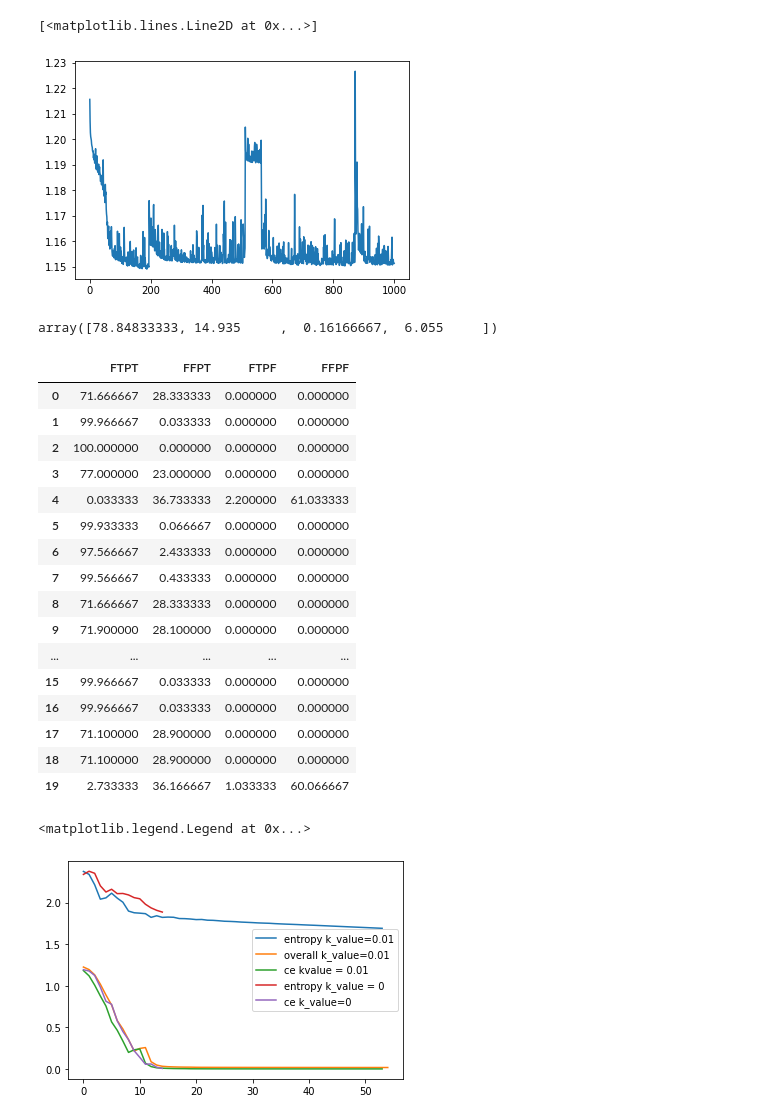
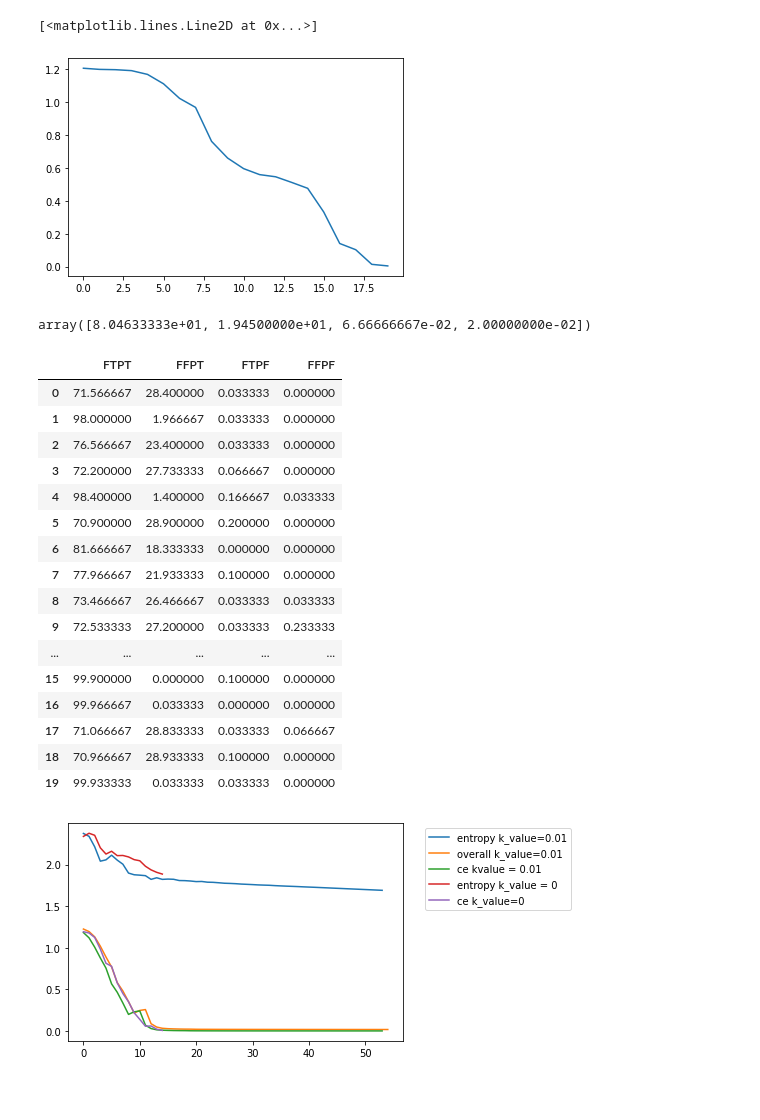
Before and after one commit to lnpandey/IITM_Research_Interpretability_of_Attention_Networks, a Jupyter notebook: 11_complexity_effects_on_interpretability/averaging_effects/distribution_2/lr_01/entropy_loss_layer_averaging/type_4_Second_Layer_entropy_loss.ipynb, the cells around one changed output. Drawn from its saved outputs; the diff is of its cells as text; code cells hidden in the pictures; blank space fills up the shorter version.

```diff
--- a/11_complexity_effects_on_interpretability/averaging_effects/distribution_2/lr_01/entropy_loss_layer_averaging/type_4_Second_Layer_entropy_loss.ipynb
+++ b/11_complexity_effects_on_interpretability/averaging_effects/distribution_2/lr_01/entropy_loss_layer_averaging/type_4_Second_Layer_entropy_loss.ipynb
@@ -173,7 +173,7 @@ def analyse_data(alphas,lbls,predicted,f_idx):
 # %%
 number_runs = 20
 FTPT_analysis = pd.DataFrame(columns = ["FTPT","FFPT", "FTPF","FFPF"])
-k = 0.01
+k = 0
 r_loss = []
 r_closs = []
 r_centropy = []
@@ -199,7 +199,7 @@ for n in range(number_runs):
   loss_curi = []
   cc_loss_curi = []
   cc_entropy_curi = []
-  epochs = 1000
+  epochs = 2500
 
 
   # calculate zeroth epoch loss and FTPT values
@@ -242,7 +242,7 @@ for n in range(number_runs):
     loss_curi.append(running_loss)   #loss per epoch
     cc_loss_curi.append(ccloss)
     cc_entropy_curi.append(ccentropy)
-    if running_loss<=0.017:
+    if running_loss<=0.01:
       break
   print('Finished Training run ' +str(n))
   analysis_data = np.array(analysis_data)
@@ -296,33 +296,33 @@ Accuracy of the network on the 3000 train images: 38 %
 plt.plot(loss_curi)
 # %% [output]
 [<matplotlib.lines.Line2D at 0x...>]
-[figure, old version]
+[figure, new version]
 # %%
 np.mean(np.array(FTPT_analysis),axis=0)
 # %% [output]
-array([78.84833333, 14.935     ,  0.16166667,  6.055     ])
+array([8.04633333e+01, 1.94500000e+01, 6.66666667e-02, 2.00000000e-02])
 # %%
 FTPT_analysis.to_csv("type4_second_k_value_01.csv",index=False)
 # %%
 FTPT_analysis
 # %% [output]
 |  | FTPT | FFPT | FTPF | FFPF |
-| 0 | 71.666667 | 28.333333 | 0.000000 | 0.000000 |
-| 1 | 99.966667 | 0.033333 | 0.000000 | 0.000000 |
-| 2 | 100.000000 | 0.000000 | 0.000000 | 0.000000 |
-| 3 | 77.000000 | 23.000000 | 0.000000 | 0.000000 |
-| 4 | 0.033333 | 36.733333 | 2.200000 | 61.033333 |
-| 5 | 99.933333 | 0.066667 | 0.000000 | 0.000000 |
-| 6 | 97.566667 | 2.433333 | 0.000000 | 0.000000 |
-| 7 | 99.566667 | 0.433333 | 0.000000 | 0.000000 |
-| 8 | 71.666667 | 28.333333 | 0.000000 | 0.000000 |
-| 9 | 71.900000 | 28.100000 | 0.000000 | 0.000000 |
+| 0 | 71.566667 | 28.400000 | 0.033333 | 0.000000 |
+| 1 | 98.000000 | 1.966667 | 0.033333 | 0.000000 |
+| 2 | 76.566667 | 23.400000 | 0.033333 | 0.000000 |
+| 3 | 72.200000 | 27.733333 | 0.066667 | 0.000000 |
+| 4 | 98.400000 | 1.400000 | 0.166667 | 0.033333 |
+| 5 | 70.900000 | 28.900000 | 0.200000 | 0.000000 |
+| 6 | 81.666667 | 18.333333 | 0.000000 | 0.000000 |
+| 7 | 77.966667 | 21.933333 | 0.100000 | 0.000000 |
+| 8 | 73.466667 | 26.466667 | 0.033333 | 0.033333 |
+| 9 | 72.533333 | 27.200000 | 0.033333 | 0.233333 |
 | ... | ... | ... | ... | ... |
-| 15 | 99.966667 | 0.033333 | 0.000000 | 0.000000 |
+| 15 | 99.900000 | 0.000000 | 0.100000 | 0.000000 |
 | 16 | 99.966667 | 0.033333 | 0.000000 | 0.000000 |
-| 17 | 71.100000 | 28.900000 | 0.000000 | 0.000000 |
-| 18 | 71.100000 | 28.900000 | 0.000000 | 0.000000 |
-| 19 | 2.733333 | 36.166667 | 1.033333 | 60.066667 |
+| 17 | 71.066667 | 28.833333 | 0.033333 | 0.066667 |
+| 18 | 70.966667 | 28.933333 | 0.100000 | 0.000000 |
+| 19 | 99.933333 | 0.033333 | 0.033333 | 0.000000 |
 # %%
 entropy_1  = r_centropy[11]  # FTPT 100 ,FFPT 0  k value =0.01
 loss_1 = r_loss[11]
@@ -333,14 +333,12 @@ ce_loss_2 = r_closs[16]
 # %%
 # plt.plot(r_closs[1])
 
 plt.plot(entropy_1,label = "entropy k_value=0.01")
 plt.plot(loss_1,label = "overall k_value=0.01")
 plt.plot(ce_loss_1,label = "ce kvalue = 0.01")
 plt.plot(entropy_2,label = "entropy k_value = 0")
 plt.plot(ce_loss_2,label = "ce k_value=0")
-
-
-plt.legend()
+plt.legend(bbox_to_anchor=(1.05, 1), loc='upper left')
+plt.savefig("second_layer.png")
 # %% [output]
-<matplotlib.legend.Legend at 0x...>
-[figure, old version]
+[figure, new version]
```
Also changed, not shown: parts of 1 cell of this notebook, 1 other file.
